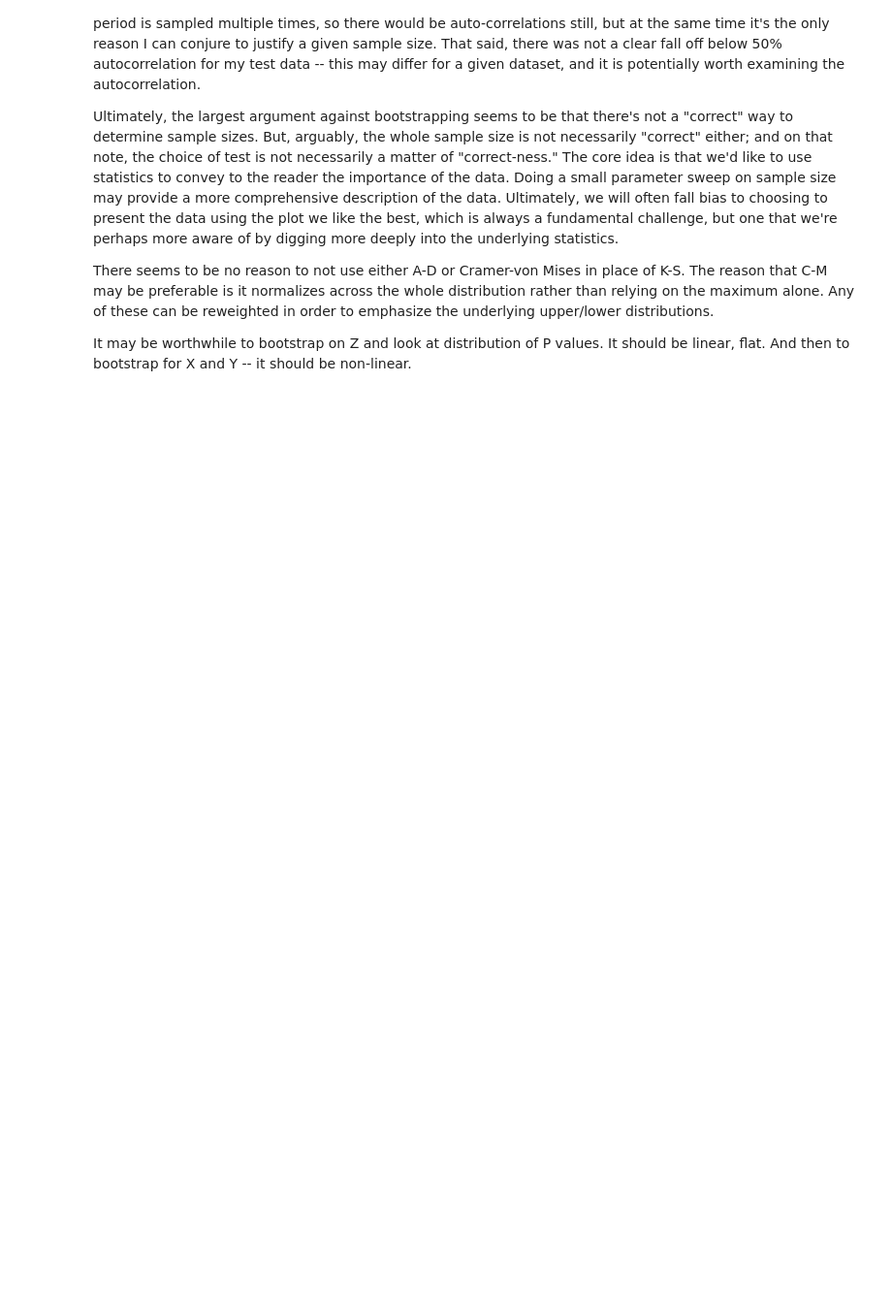
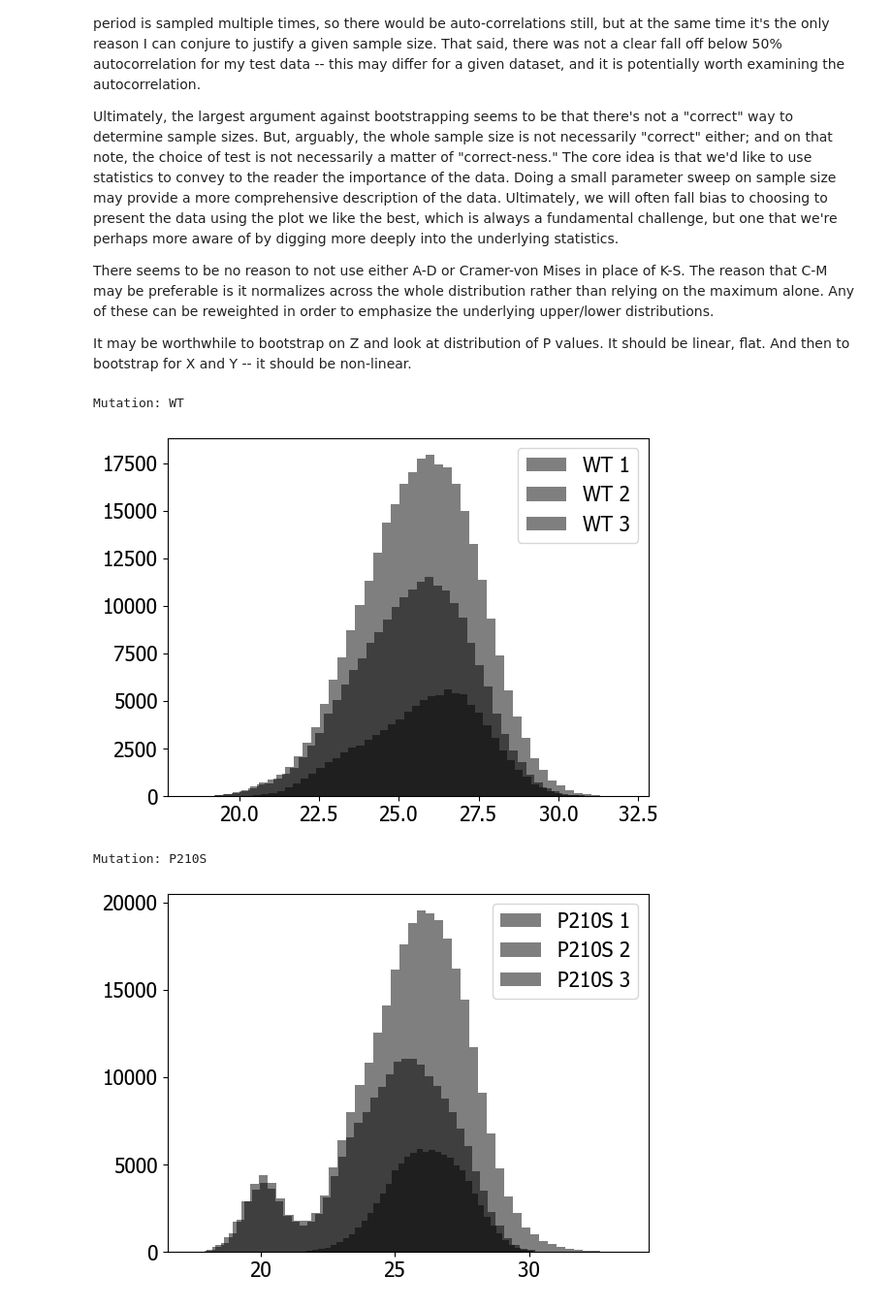
Before and after one commit to SageMay/datascience_scripts, a Jupyter notebook: statistics/comparingDistributions.ipynb, the cells around one changed output. Shown at 97% size. Drawn from its saved outputs; the diff is of its cells as text; code cells hidden in the pictures; blank space fills up the shorter version.

```diff
--- a/statistics/comparingDistributions.ipynb
+++ b/statistics/comparingDistributions.ipynb
@@ -66,28 +67,34 @@ It may be worthwhile to bootstrap on Z and look at distribution of P values. It
 # %%
 # As an example, let's compare the distributions of groove width from WT and P210S data.
 # To mimic actual data better, we'll use all three replicates -- this adds to the challenge
 # because replicates may sample different behavior, especially with intrinsically disordered regions
 
 muts = ['WT','P210S']
 reps = ['1','2','3']
 combined_data = {'WT':[],'P210S':[]}
 for mut in muts:
     temp = []
     for rep in reps:
         path = 'exampleData/'+mut+'_lig/MRPP2_'+rep+'_helices_distance.dat'
         df = pd.read_table(path, sep=r"\s+")
         temp.append(df.side1.values)
         temp.append(df.side2.values)
-        # View autocorrelations based on individual replicates
-        #sm.graphics.tsa.plot_acf(np.concatenate(np.array(temp))[0:-1:10], lags=30) # [0:-1:10] downsamples the data by 1/10th with the goal of reducing our sampling frequency to look at autocorrelation with more relevant times; this keeps the computation lighter
-        #plt.axhline(.5, c = 'black')
+
+        # View the distributions of each replicate individually. Observe that for this dataset, P210S 1 has a different character than P210S 2 and P210S 3.
+        plt.hist(np.concatenate(np.array(temp)), bins = 50, alpha = .5, color = 'black', label = mut + ' ' + rep)
+        plt.legend()
+
+        # Uncomment both of these if aiming to view plots for each replicate individually
         #plt.show()
         #plt.cla()
 
     temp = np.concatenate(np.array(temp))
     combined_data[mut] = temp
-    # View autocorrelations based on all data for a given mutation
-    #sm.graphics.tsa.plot_acf(temp[0:-1:10], lags=10) # [0:-1:10] downsamples the data by 1/10th with the goal of reducing our sampling frequency to look at autocorrelation with more relevant times; this keeps the computation lighter
-    #plt.axhline(.5, c = 'black')
-    #plt.show()
-    #plt.cla()
+    print("Mutation: " + mut)
+    plt.show()
+    plt.cla()
+# %% [output]
+Mutation: WT
+[figure, added]
+Mutation: P210S
+[figure, added]
```
Also changed, not shown: parts of 17 cells of this notebook.
